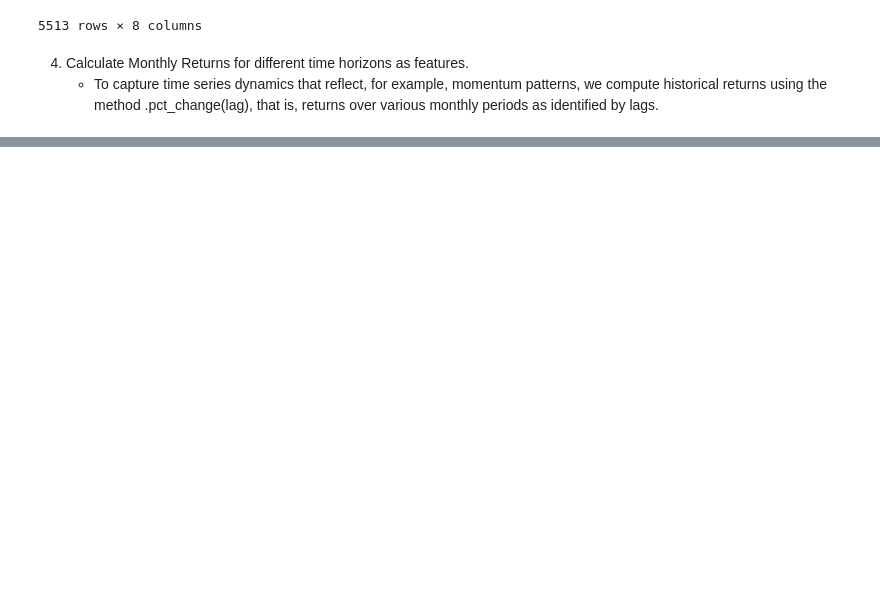
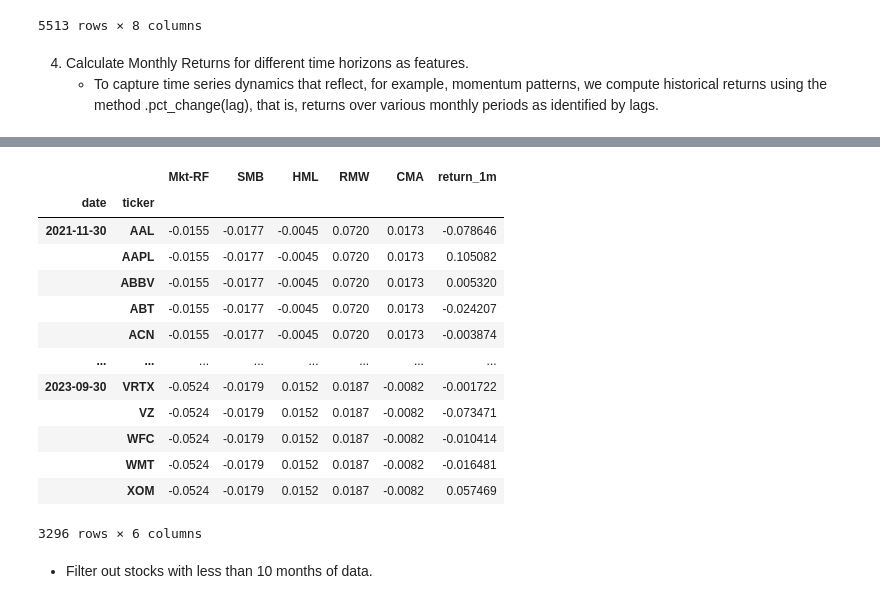
Before and after one commit to thuanqh/algo-trade, a Jupyter notebook: notebooks/Machine_Learning_Quant_Strategies.ipynb, the cells around one changed output, grey strips where cells are left out. Cells and saved outputs as stored; diff of their text form; code cells hidden in the pictures; blank space fills up the shorter version.

```diff
--- a/notebooks/Machine_Learning_Quant_Strategies.ipynb
+++ b/notebooks/Machine_Learning_Quant_Strategies.ipynb
@@ -230,0 +239,30 @@ data
+# %%
+# factor_data = web.DataReader('F-F_Research_Data_5_Factors_2x3',
+#                               'famafrench',
+#                               start='2010')[0].drop('RF', axis=1)
+# factor_data.index = factor_data.index.to_timestamp()
+
+# factor_data = factor_data.resample('M').last().div(100)
+
+# factor_data.index.name = 'date'
+
+# factor_data = factor_data.join(data['return_1m']).sort_index()
+
+factor_data
+# %% [output]
+|  |  | Mkt-RF | SMB | HML | RMW | CMA | return_1m |
+| date | ticker |  |  |  |  |  |  |
+| 2021-11-30 | AAL | -0.0155 | -0.0177 | -0.0045 | 0.0720 | 0.0173 | -0.078646 |
+|  | AAPL | -0.0155 | -0.0177 | -0.0045 | 0.0720 | 0.0173 | 0.105082 |
+|  | ABBV | -0.0155 | -0.0177 | -0.0045 | 0.0720 | 0.0173 | 0.005320 |
+|  | ABT | -0.0155 | -0.0177 | -0.0045 | 0.0720 | 0.0173 | -0.024207 |
+|  | ACN | -0.0155 | -0.0177 | -0.0045 | 0.0720 | 0.0173 | -0.003874 |
+| ... | ... | ... | ... | ... | ... | ... | ... |
+| 2023-09-30 | VRTX | -0.0524 | -0.0179 | 0.0152 | 0.0187 | -0.0082 | -0.001722 |
+|  | VZ | -0.0524 | -0.0179 | 0.0152 | 0.0187 | -0.0082 | -0.073471 |
+|  | WFC | -0.0524 | -0.0179 | 0.0152 | 0.0187 | -0.0082 | -0.010414 |
+|  | WMT | -0.0524 | -0.0179 | 0.0152 | 0.0187 | -0.0082 | -0.016481 |
+|  | XOM | -0.0524 | -0.0179 | 0.0152 | 0.0187 | -0.0082 | 0.057469 |
+3296 rows × 6 columns
+# %% [markdown]
+- Filter out stocks with less than 10 months of data.
```
Also changed, not shown: parts of 8 cells of this notebook, 2 other files.
